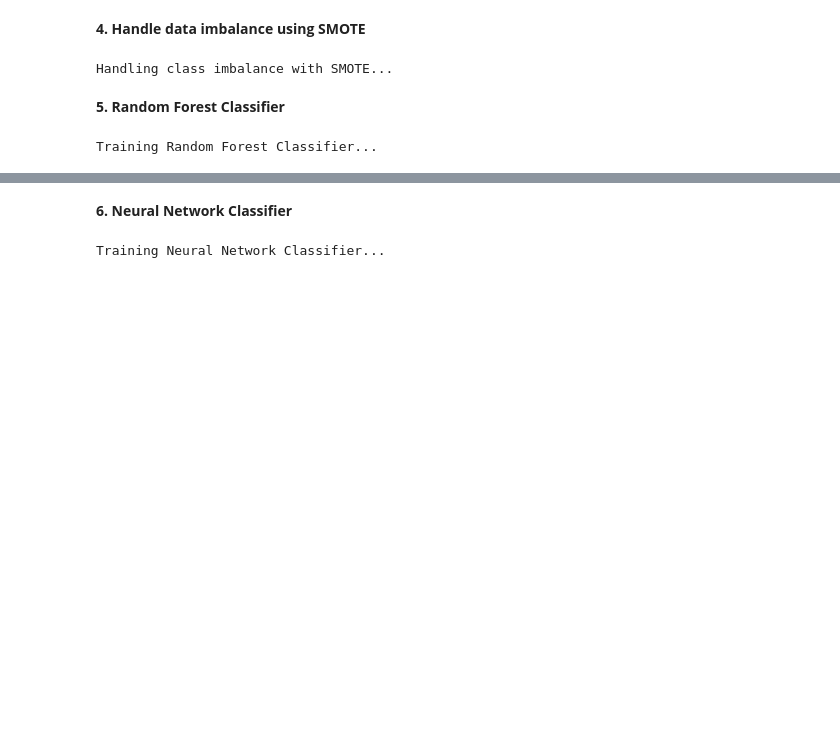
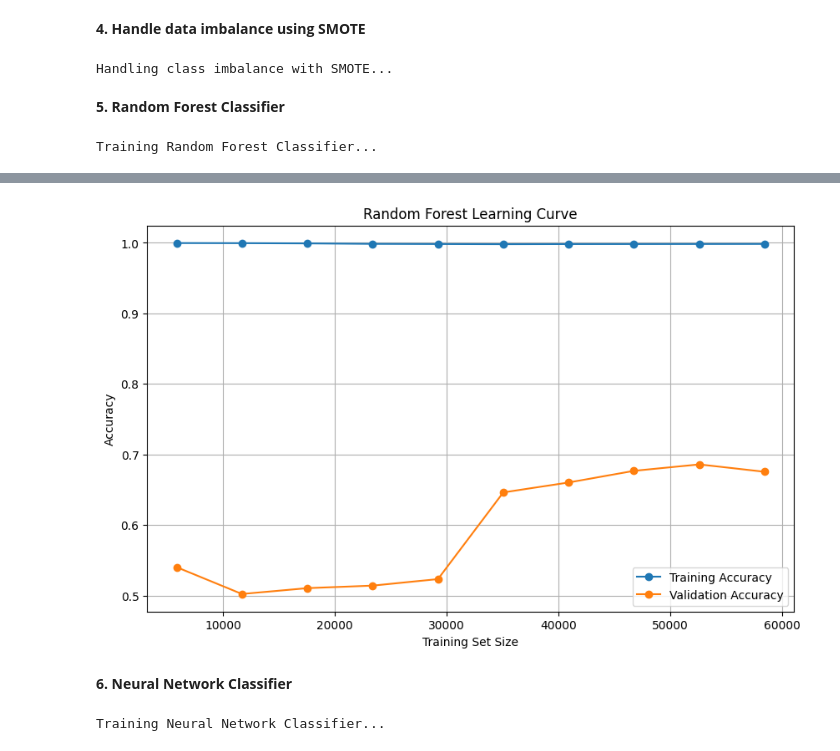
Before and after one commit to SiyumiJayawardhane/Customer-Subscription-Prediction, a Jupyter notebook: MachineLearningCourseWork.ipynb, the cells around one changed output, grey strips where cells are left out. Drawn from its saved outputs; the diff is of its cells as text; code cells hidden in the pictures; blank space fills up the shorter version.

```diff
--- a/MachineLearningCourseWork.ipynb
+++ b/MachineLearningCourseWork.ipynb
@@ -164,5 +242,24 @@ weighted avg       0.94      0.94      0.94     14620
 
 AUC-ROC Score: 0.94
+# %%
+# Plot Random Forest Accuracy Curve
+train_sizes, train_scores, test_scores = learning_curve(
+    rf_model, X_resampled_scaled, y_resampled, cv=5, scoring='accuracy', train_sizes=np.linspace(0.1, 1.0, 10)
+)
+train_scores_mean = np.mean(train_scores, axis=1)
+test_scores_mean = np.mean(test_scores, axis=1)
+
+plt.figure(figsize=(10, 6))
+plt.plot(train_sizes, train_scores_mean, 'o-', label='Training Accuracy')
+plt.plot(train_sizes, test_scores_mean, 'o-', label='Validation Accuracy')
+plt.title('Random Forest Learning Curve')
+plt.xlabel('Training Set Size')
+plt.ylabel('Accuracy')
+plt.legend(loc='best')
+plt.grid()
+plt.show()
+# %% [output]
+[figure, added]
 # %% [markdown]
 **6. Neural Network Classifier**
 # %%
```
Also changed, not shown: parts of 14 cells of this notebook.
